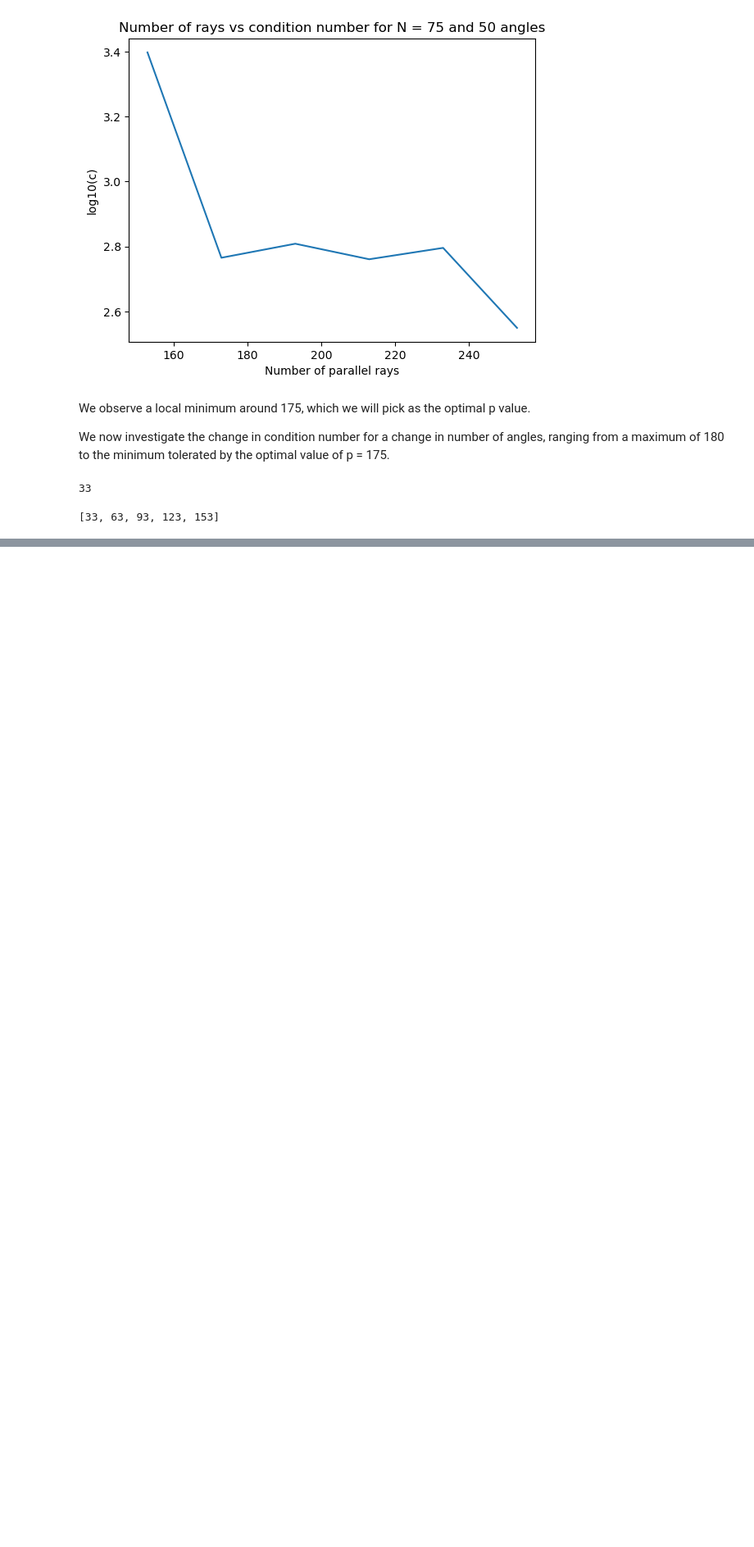
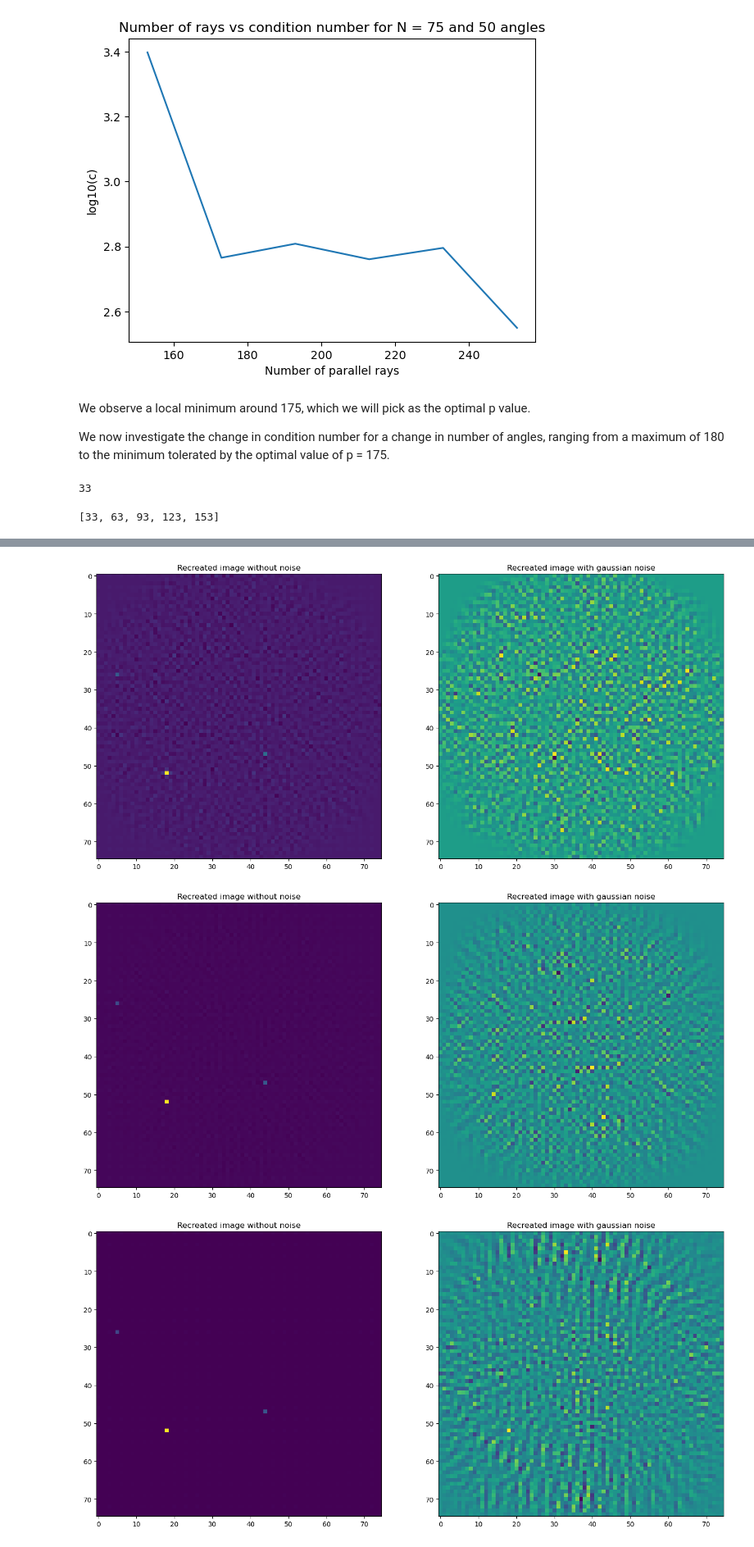
Before and after one commit to npeuker/MathModellingDTU, a Jupyter notebook: Exam Project/parameter_analysis.ipynb, the cells around one changed output, grey strips where cells are left out. Shown at 82% size. Cells and saved outputs as stored; diff of their text form; code cells hidden in the pictures; blank space fills up the shorter version.

```diff
--- a/Exam Project/parameter_analysis.ipynb
+++ b/Exam Project/parameter_analysis.ipynb
@@ -233,0 +273,13 @@ np.max(A_change_angles[1])
+# %%
+# first for change in the ps
+MSEsp = []
+x_no_noises = []
+x_noisies = []
+for a in A_change_p:
+    x_nn,x_n = recreateImage(a,resized_im)
+    x_no_noises.append(x_nn)
+    x_noisies.append(x_n)
+    MSEsp.append(np.mean(np.square(x_no_Noise-x_noisy)))
+
+MSEsp
+# %% [output]
@@ -233,0 +290,3 @@ np.max(A_change_angles[1])
+[figure, added]
+[figure, added]
+[figure, added]
```
Also changed, not shown: parts of 30 cells of this notebook, 5 other files.
